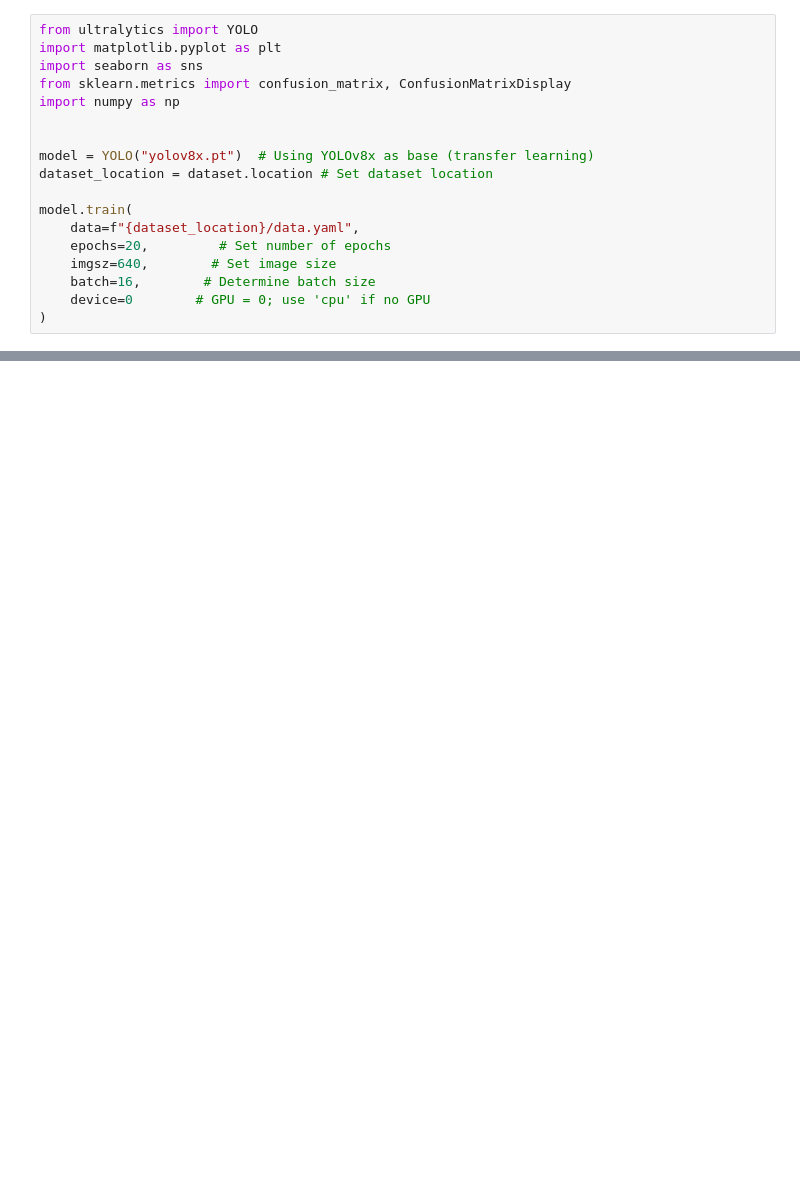
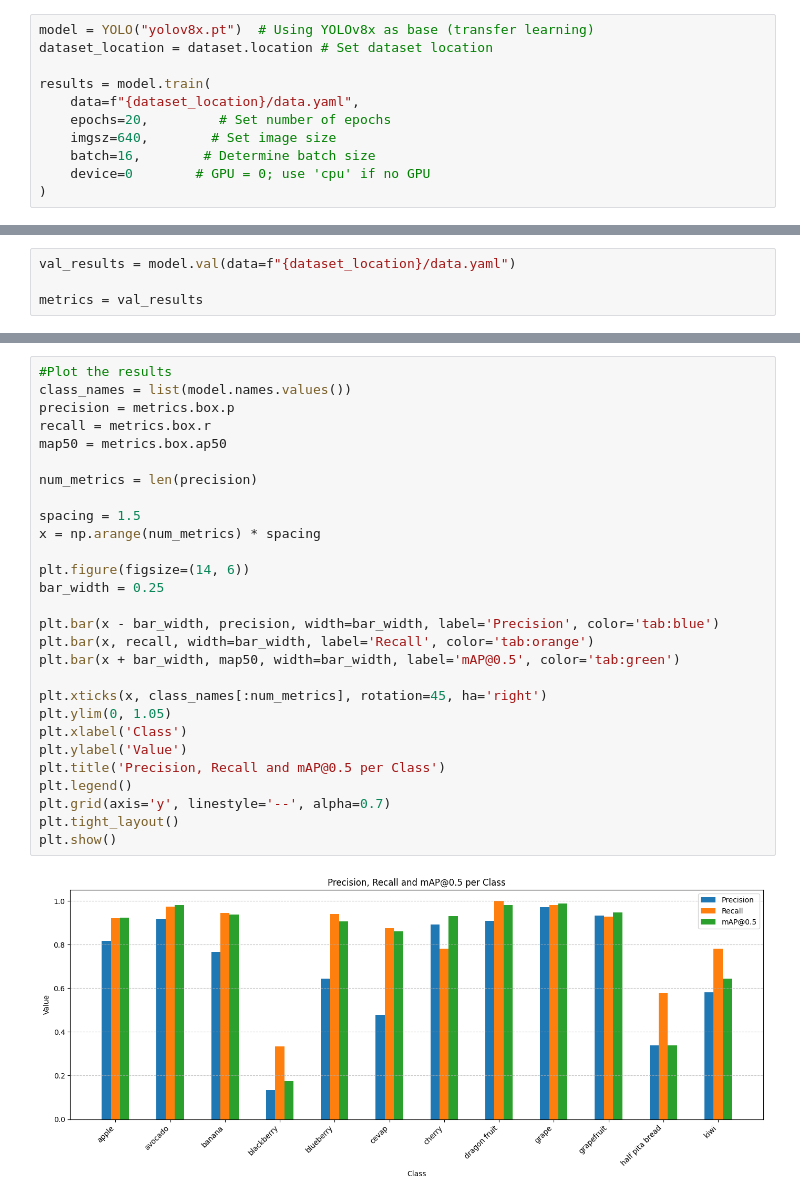
Before and after one commit to ihadzic1/Analysis-of-Nutrition-and-Caloric-Intake-Using-Image-Classification-Models, a Jupyter notebook: Food_Classification_Model_Training_and_Evaluation.ipynb, the cells around one changed output, grey strips where cells are left out. Drawn from its saved outputs; the diff is of its cells as text; blank space fills up the shorter version.

Commit message:
Updated code with plots and added comments

```diff
--- a/Food_Classification_Model_Training_and_Evaluation.ipynb
+++ b/Food_Classification_Model_Training_and_Evaluation.ipynb
@@ -54,15 +62,8 @@ Update Settings with 'yolo settings key=value', i.e. 'yolo settings runs_dir=pat
 # %%
-from ultralytics import YOLO
-import matplotlib.pyplot as plt
-import seaborn as sns
-from sklearn.metrics import confusion_matrix, ConfusionMatrixDisplay
-import numpy as np
-
-
 model = YOLO("yolov8x.pt")  # Using YOLOv8x as base (transfer learning)
 dataset_location = dataset.location # Set dataset location
 
-model.train(
+results = model.train(
     data=f"{dataset_location}/data.yaml",
     epochs=20,         # Set number of epochs
     imgsz=640,        # Set image size
@@ -126,3 +78,7 @@ Starting training for 20 epochs...
+# %%
+val_results = model.val(data=f"{dataset_location}/data.yaml")
+
+metrics = val_results
 # %%
 print("\n--- Evaluation Metrics ---")
 print(f"mAP@0.5: {metrics.box.map50:.4f}")
@@ -193,0 +134,30 @@ invalid value encountered in divide
+# %%
+#Plot the results
+class_names = list(model.names.values())
+precision = metrics.box.p
+recall = metrics.box.r
+map50 = metrics.box.ap50
+
+num_metrics = len(precision)
+
+spacing = 1.5
+x = np.arange(num_metrics) * spacing
+
+plt.figure(figsize=(14, 6))
+bar_width = 0.25
+
+plt.bar(x - bar_width, precision, width=bar_width, label='Precision', color='tab:blue')
+plt.bar(x, recall, width=bar_width, label='Recall', color='tab:orange')
+plt.bar(x + bar_width, map50, width=bar_width, label='mAP@0.5', color='tab:green')
+
+plt.xticks(x, class_names[:num_metrics], rotation=45, ha='right')
+plt.ylim(0, 1.05)
+plt.xlabel('Class')
+plt.ylabel('Value')
+plt.title('Precision, Recall and mAP@0.5 per Class')
+plt.legend()
+plt.grid(axis='y', linestyle='--', alpha=0.7)
+plt.tight_layout()
+plt.show()
+# %% [output]
+[figure, added]
```
Also changed, not shown: parts of 21 cells of this notebook.
